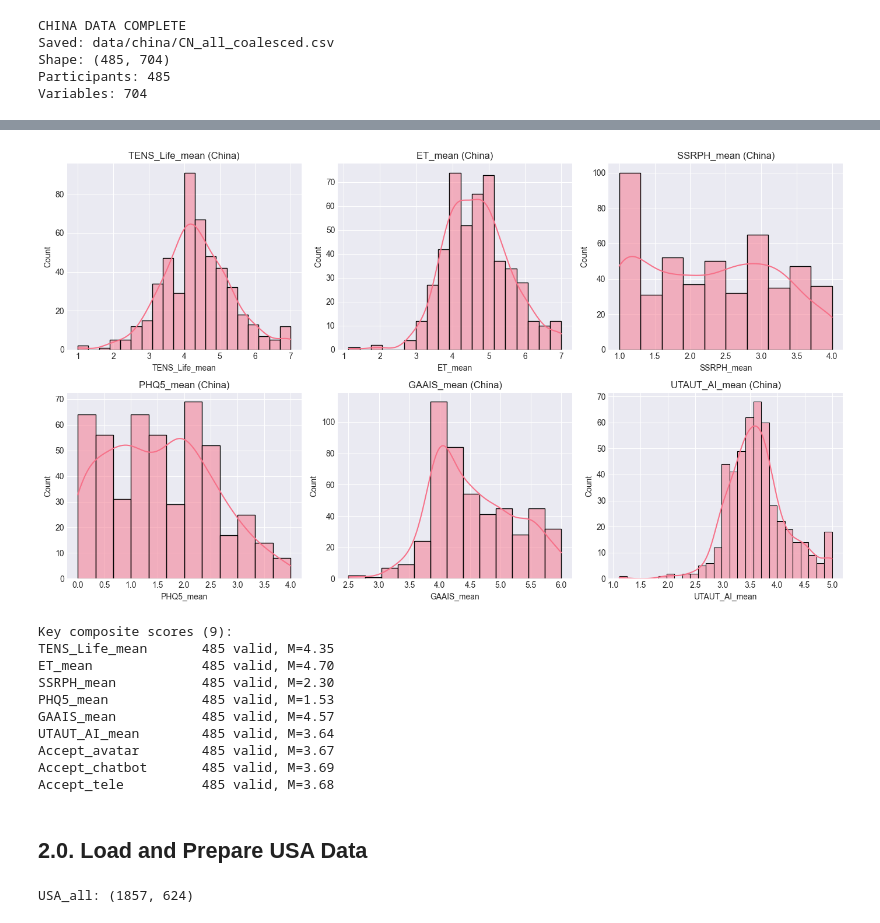
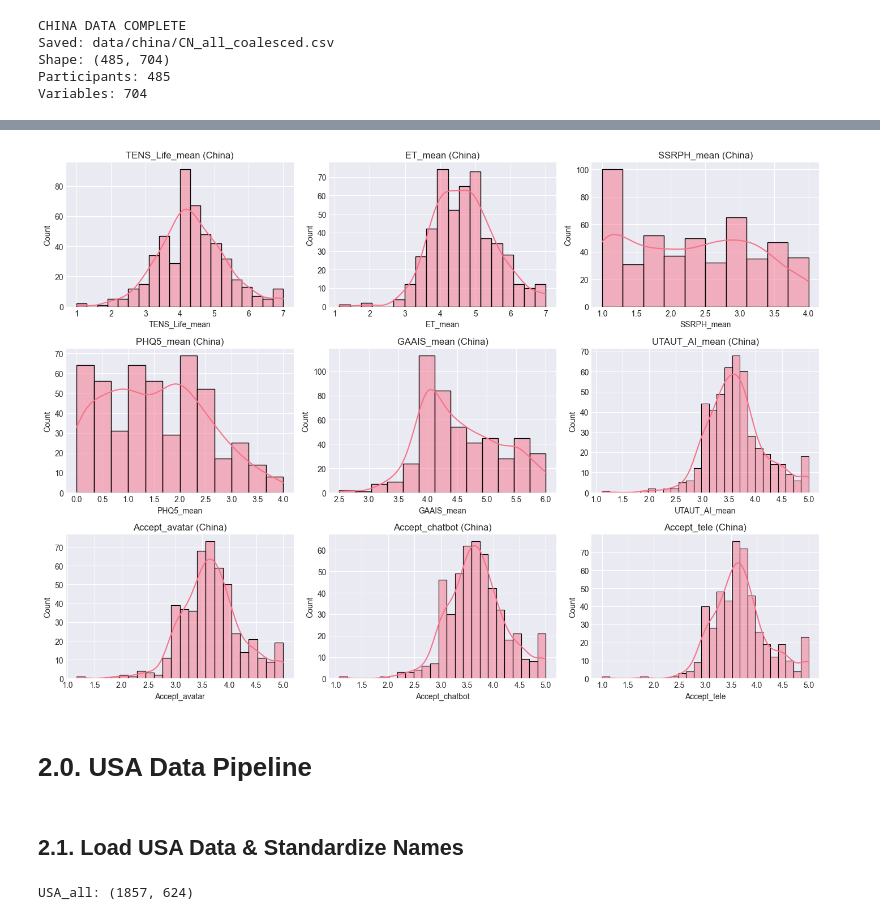
Before and after one commit to ZhaoJackson/AI_Attitude_Psychotherapy, a Jupyter notebook: Exploratory_Data_Analysis.ipynb, the cells around one changed output, grey strips where cells are left out. Cells and saved outputs as stored; diff of their text form; code cells hidden in the pictures.

```diff
--- a/Exploratory_Data_Analysis.ipynb
+++ b/Exploratory_Data_Analysis.ipynb
@@ -393,29 +397,0 @@ We derive three intervention-level acceptance scores:
-# %%
-# 1.4.2. Intervention-Specific Acceptance (China)
-
-# Avatar / generic AI acceptance from UTAUT_AI subscales
-ai_subscales = [c for c in cn_coalesced.columns
-                if c.startswith("UTAUT_AI_") and c.endswith("_mean")
-                and any(k in c for k in ["EOU", "SI", "CONV", "HC", "PPR", "HM", "TQE"])]
-
-if ai_subscales:
-    cn_coalesced["Accept_avatar"] = cn_coalesced[ai_subscales].mean(axis=1)
-    print(f"Accept_avatar (China): k={len(ai_subscales)}, M={cn_coalesced['Accept_avatar'].mean():.2f}")
-
-# Chatbot acceptance from UTAUT_chatbot subscales
-cb_subscales = [c for c in cn_coalesced.columns
-                if c.startswith("UTAUT_chatbot_") and c.endswith("_mean")
-                and any(k in c for k in ["EOU", "SI", "CONV", "HC", "PPR", "HM", "TQE"])]
-
-if cb_subscales:
-    cn_coalesced["Accept_chatbot"] = cn_coalesced[cb_subscales].mean(axis=1)
-    print(f"Accept_chatbot (China): k={len(cb_subscales)}, M={cn_coalesced['Accept_chatbot'].mean():.2f}")
-
-# Teletherapy / human therapist acceptance from UTAUT_human subscales
-human_subscales = [c for c in cn_coalesced.columns
-                   if c.startswith("UTAUT_human_") and c.endswith("_mean")
-                   and any(k in c for k in ["EOU", "SI", "CONV", "HC", "PPR", "HM", "TQE"])]
-
-if human_subscales:
-    cn_coalesced["Accept_tele"] = cn_coalesced[human_subscales].mean(axis=1)
-    print(f"Accept_tele (China): k={len(human_subscales)}, M={cn_coalesced['Accept_tele'].mean():.2f}")
@@ -446,0 +423,8 @@ Variables: 704
+# %%
+available_composites_cn = [c for c in KEY_COMPOSITES if c in cn_coalesced.columns]
+
+print("Key composite scores (China):")
+for comp in available_composites_cn:
+    n_valid = cn_coalesced[comp].notna().sum()
+    mean = cn_coalesced[comp].mean()
+    print(f"{comp:20} {n_valid:3} valid, M={mean:.2f}")
@@ -447,48 +442,23 @@ Variables: 704
 # %%
 # Distributions of main composites
-fig, axes = plt.subplots(2, 3, figsize=(14, 8))
+fig, axes = plt.subplots(3, 3, figsize=(14, 10))
 axes = axes.ravel()
 
-for ax, comp in zip(axes, key_composites):
+for ax, comp in zip(axes, available_composites_cn):
     sns.histplot(cn_coalesced[comp], kde=True, ax=ax)
     ax.set_title(f"{comp} (China)")
 
+for ax in axes[len(available_composites_cn):]:
+    ax.axis("off")
+
 plt.tight_layout()
 plt.show()
 # %% [output]
-[figure, old version]
+[figure, new version]
-# %%
-key_composites = [
-    'TENS_Life_mean', 'ET_mean', 'SSRPH_mean', 'PHQ5_mean',
-    'GAAIS_mean', 'UTAUT_AI_mean',
-    'Accept_avatar', 'Accept_chatbot', 'Accept_tele'
-]
-
-# Show key composites
-key_composites = [
-    'TENS_Life_mean', 'ET_mean', 'SSRPH_mean', 'PHQ5_mean',
-    'GAAIS_mean', 'UTAUT_AI_mean',
-    'Accept_avatar', 'Accept_chatbot', 'Accept_tele'
-]
-available_composites = [c for c in key_composites if c in cn_coalesced.columns]
-print(f"Key composite scores ({len(available_composites)}):")
-for comp in available_composites:
-    n_valid = cn_coalesced[comp].notna().sum()
-    mean = cn_coalesced[comp].mean()
-    print(f"{comp:20} {n_valid:3} valid, M={mean:.2f}")
-# %% [output]
-Key composite scores (9):
-TENS_Life_mean       485 valid, M=4.35
-ET_mean              485 valid, M=4.70
-SSRPH_mean           485 valid, M=2.30
-PHQ5_mean            485 valid, M=1.53
-GAAIS_mean           485 valid, M=4.57
-UTAUT_AI_mean        485 valid, M=3.64
-Accept_avatar        485 valid, M=3.67
-Accept_chatbot       485 valid, M=3.69
-Accept_tele          485 valid, M=3.68
 # %% [markdown]
-## 2.0. Load and Prepare USA Data
+# 2.0. USA Data Pipeline
+# %% [markdown]
+## 2.1. Load USA Data & Standardize Names
 # %%
 # Load USA data
 usa_all = pd.read_csv(USA_DIR / "USA_all.csv", low_memory=False)
```
Also changed, not shown: parts of 144 cells of this notebook, 4 other files.
